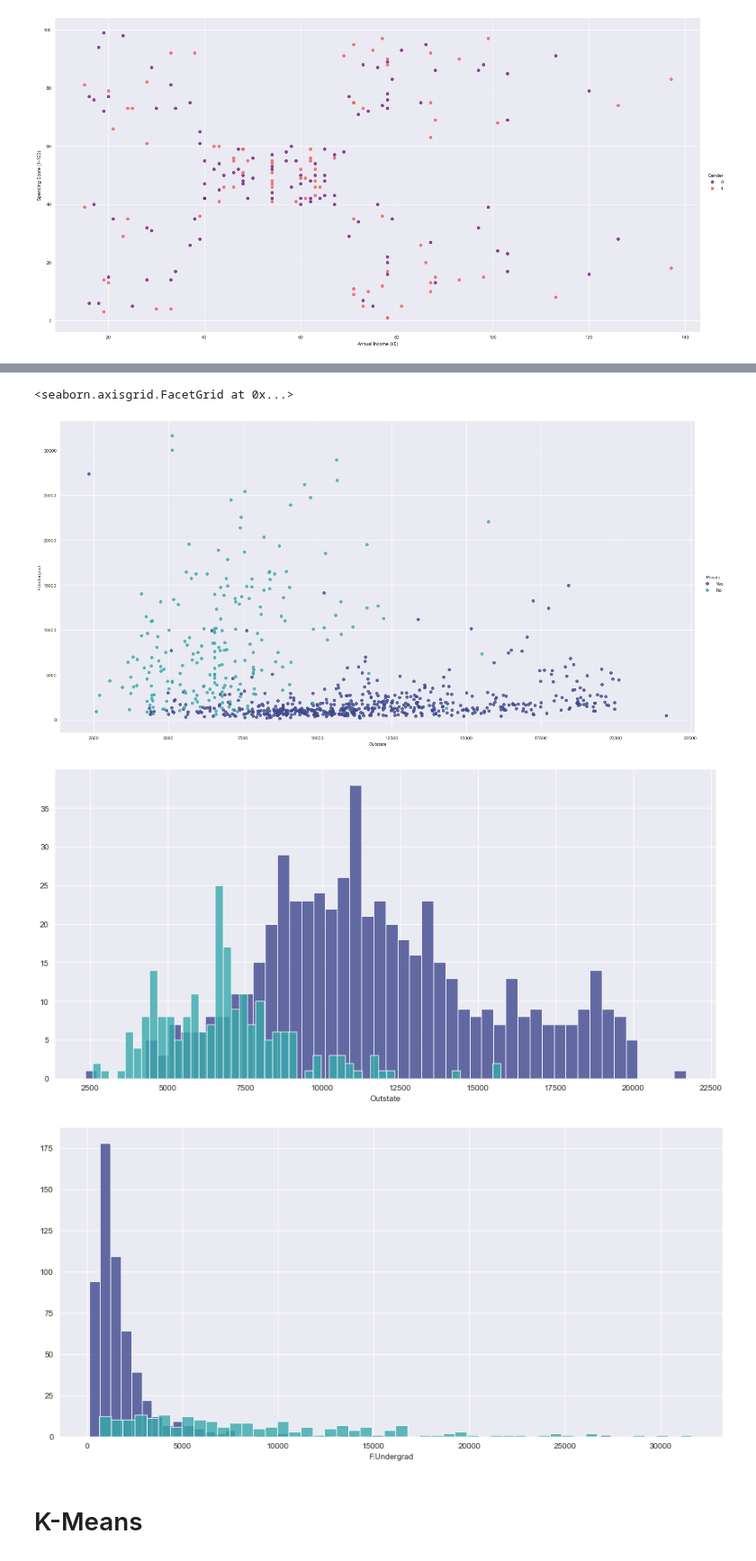
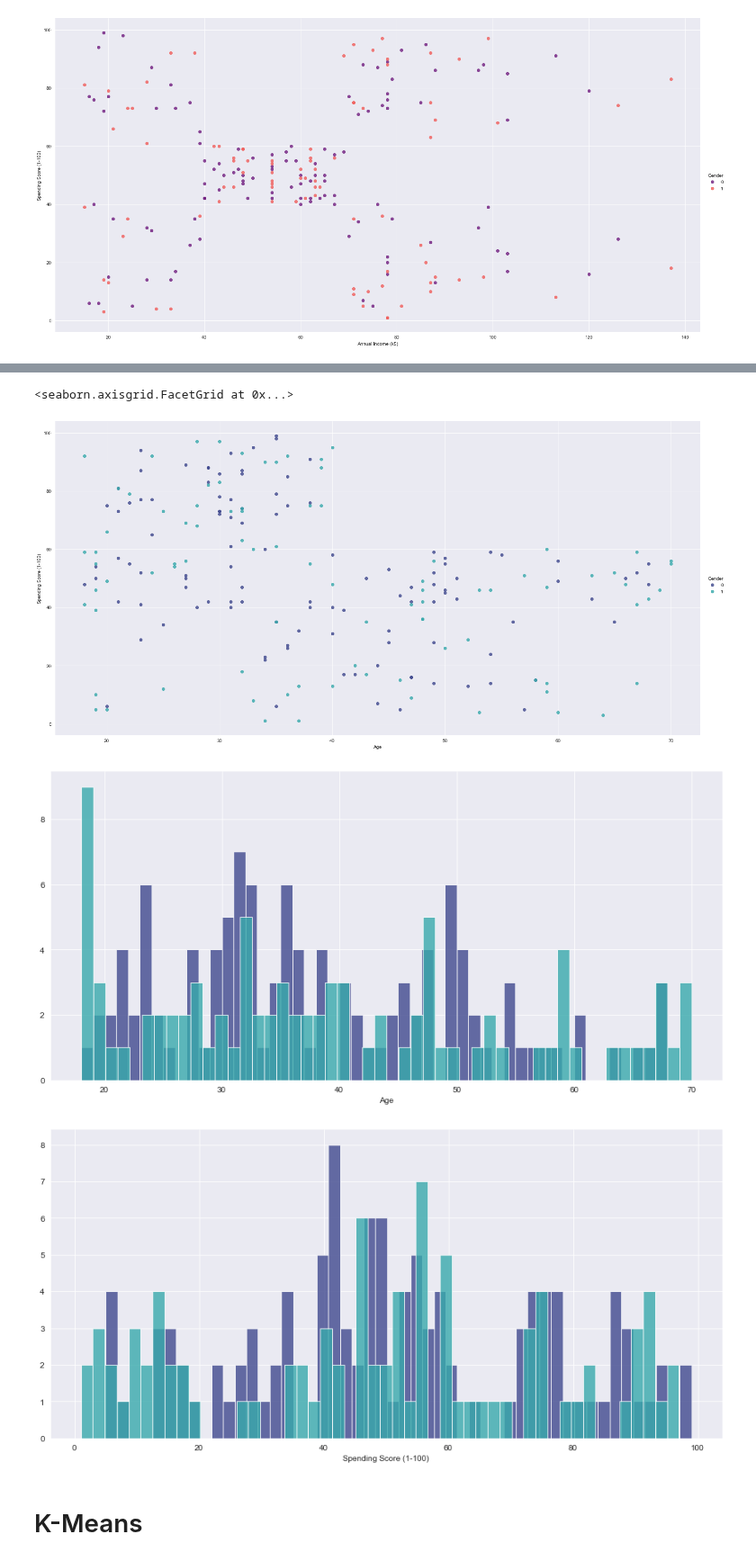
Before and after one commit to abphilip-vit/College7, a Jupyter notebook: T4/T4.ipynb, the cells around one changed output, grey strips where cells are left out. Shown at 90% size. Saved outputs shown, nothing was run; the diff lists cells and outputs as text; code cells hidden in the pictures.

```diff
--- a/T4/T4.ipynb
+++ b/T4/T4.ipynb
@@ -74,8 +74,7 @@ print(list(l1.inverse_transform([0,1])))
 # %% [output]
 ['Female', 'Male']
 # %%
-alvin = allen
-alvin['Gender'] = f1['Gender']
+allen['Gender'] = f1['Gender']
 # %%
 allen.head()
 # %% [output]
@@ -109,22 +108,22 @@ g2 = g2.map(plt.hist,'Room.Board',bins=50,alpha=0.8)
 # %%
 sns.set_style('darkgrid')
-sns.lmplot('Outstate','F.Undergrad',data=allen,hue='Private',
+sns.lmplot('Age','Spending Score (1-100)',data=allen,hue='Gender',
            palette='mako',size=10,aspect=2,fit_reg=False)
 # %% [output]
 <seaborn.axisgrid.FacetGrid at 0x...>
-[figure, old version]
+[figure, new version]
 # %%
 sns.set_style('darkgrid')
-g3 = sns.FacetGrid(allen,hue="Private",palette='mako',size=6,aspect=2)
-g3 = g3.map(plt.hist,'Outstate',bins=50,alpha=0.8)
+g3 = sns.FacetGrid(allen,hue="Gender",palette='mako',size=6,aspect=2)
+g3 = g3.map(plt.hist,'Age',bins=50,alpha=0.8)
 # %% [output]
-[figure, old version]
+[figure, new version]
 # %%
 sns.set_style('darkgrid')
-g4 = sns.FacetGrid(allen,hue="Private",palette='mako',size=6,aspect=2)
-g4 = g4.map(plt.hist,'F.Undergrad',bins=50,alpha=0.8)
+g4 = sns.FacetGrid(allen,hue="Gender",palette='mako',size=6,aspect=2)
+g4 = g4.map(plt.hist,'Spending Score (1-100)',bins=50,alpha=0.8)
 # %% [output]
-[figure, old version]
+[figure, new version]
 # %%
 def converter(cluster):
     if cluster=='Yes':
```
Also changed, not shown: parts of 2 cells of this notebook.
